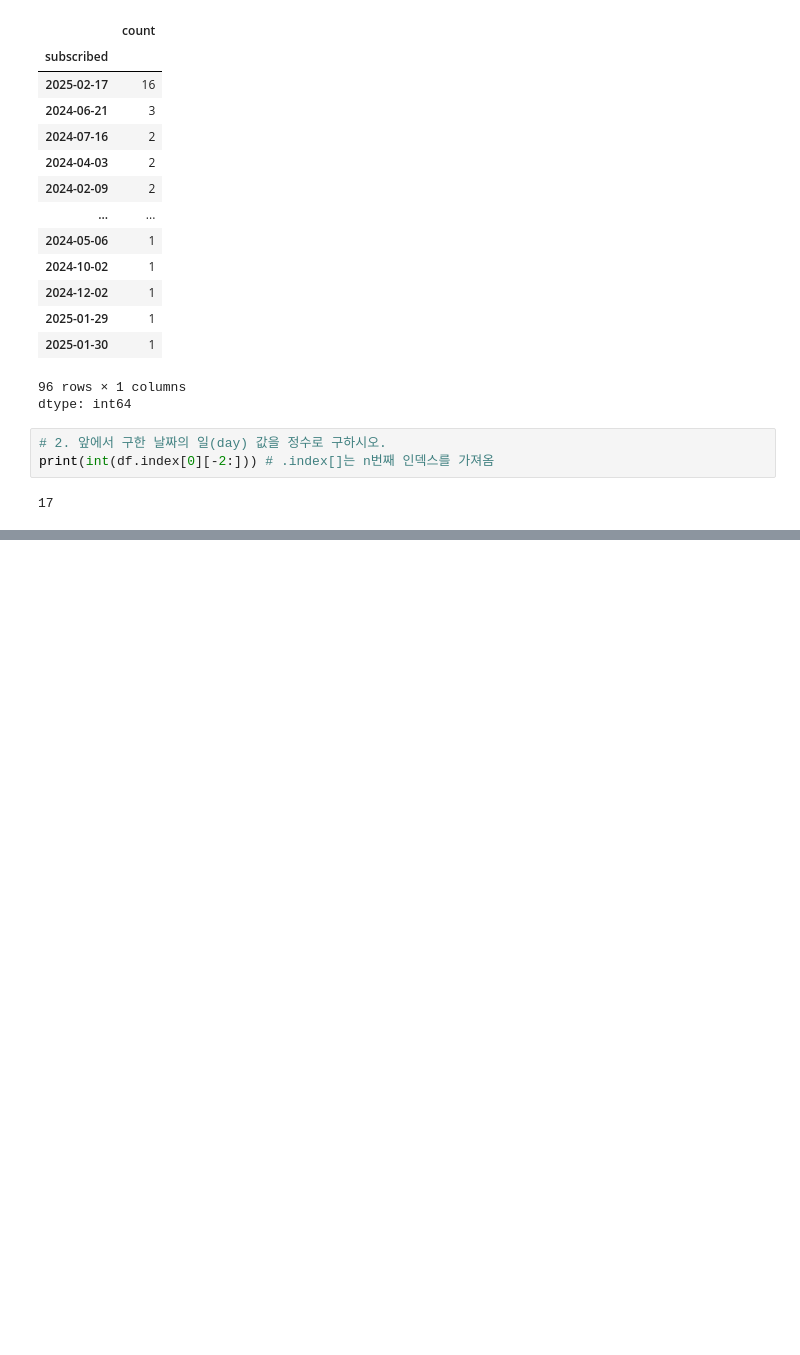
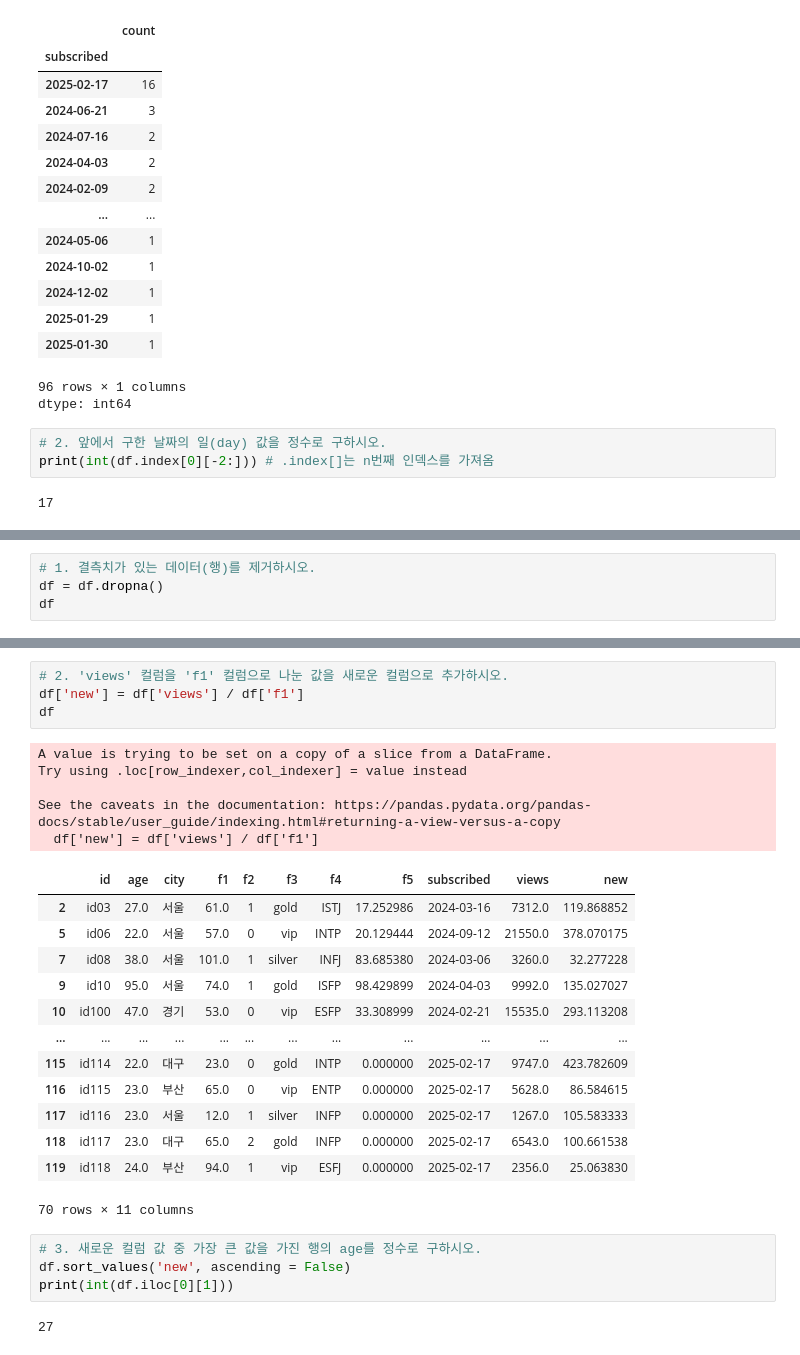
Before and after one commit to bbang-jun/Big-Data-Analysis-Engineer-Practical-Test, a Jupyter notebook: 작업형1/작업형1_연습문제.ipynb, the cells around one changed output, grey strips where cells are left out. Drawn from its saved outputs; the diff is of its cells as text; blank space fills up the shorter version.

```diff
--- a/작업형1/작업형1_연습문제.ipynb
+++ b/작업형1/작업형1_연습문제.ipynb
@@ -123,0 +154,4 @@ print(int(df.index[0][-2:])) # .index[]는 n번째 인덱스를 가져옴
+# %%
+# 1. 결측치가 있는 데이터(행)를 제거하시오.
+df = df.dropna()
+df
@@ -123,0 +172,29 @@ print(int(df.index[0][-2:])) # .index[]는 n번째 인덱스를 가져옴
+# %%
+# 2. 'views' 컬럼을 'f1' 컬럼으로 나눈 값을 새로운 컬럼으로 추가하시오.
+df['new'] = df['views'] / df['f1']
+df
+# %% [output]
+A value is trying to be set on a copy of a slice from a DataFrame.
+Try using .loc[row_indexer,col_indexer] = value instead
+
+See the caveats in the documentation: https://pandas.pydata.org/pandas-docs/stable/user_guide/indexing.html#returning-a-view-versus-a-copy
+  df['new'] = df['views'] / df['f1']
+|  | id | age | city | f1 | f2 | f3 | f4 | f5 | subscribed | views | new |
+| 2 | id03 | 27.0 | 서울 | 61.0 | 1 | gold | ISTJ | 17.252986 | 2024-03-16 | 7312.0 | 119.868852 |
+| 5 | id06 | 22.0 | 서울 | 57.0 | 0 | vip | INTP | 20.129444 | 2024-09-12 | 21550.0 | 378.070175 |
+| 7 | id08 | 38.0 | 서울 | 101.0 | 1 | silver | INFJ | 83.685380 | 2024-03-06 | 3260.0 | 32.277228 |
+| 9 | id10 | 95.0 | 서울 | 74.0 | 1 | gold | ISFP | 98.429899 | 2024-04-03 | 9992.0 | 135.027027 |
+| 10 | id100 | 47.0 | 경기 | 53.0 | 0 | vip | ESFP | 33.308999 | 2024-02-21 | 15535.0 | 293.113208 |
+| ... | ... | ... | ... | ... | ... | ... | ... | ... | ... | ... | ... |
+| 115 | id114 | 22.0 | 대구 | 23.0 | 0 | gold | INTP | 0.000000 | 2025-02-17 | 9747.0 | 423.782609 |
+| 116 | id115 | 23.0 | 부산 | 65.0 | 0 | vip | ENTP | 0.000000 | 2025-02-17 | 5628.0 | 86.584615 |
+| 117 | id116 | 23.0 | 서울 | 12.0 | 1 | silver | INFP | 0.000000 | 2025-02-17 | 1267.0 | 105.583333 |
+| 118 | id117 | 23.0 | 대구 | 65.0 | 2 | gold | INFP | 0.000000 | 2025-02-17 | 6543.0 | 100.661538 |
+| 119 | id118 | 24.0 | 부산 | 94.0 | 1 | vip | ESFJ | 0.000000 | 2025-02-17 | 2356.0 | 25.063830 |
+70 rows × 11 columns
+# %%
+# 3. 새로운 컬럼 값 중 가장 큰 값을 가진 행의 age를 정수로 구하시오.
+df.sort_values('new', ascending = False)
+print(int(df.iloc[0][1]))
+# %% [output]
+27
```
Also changed, not shown: parts of 8 cells of this notebook, 1 other file.
